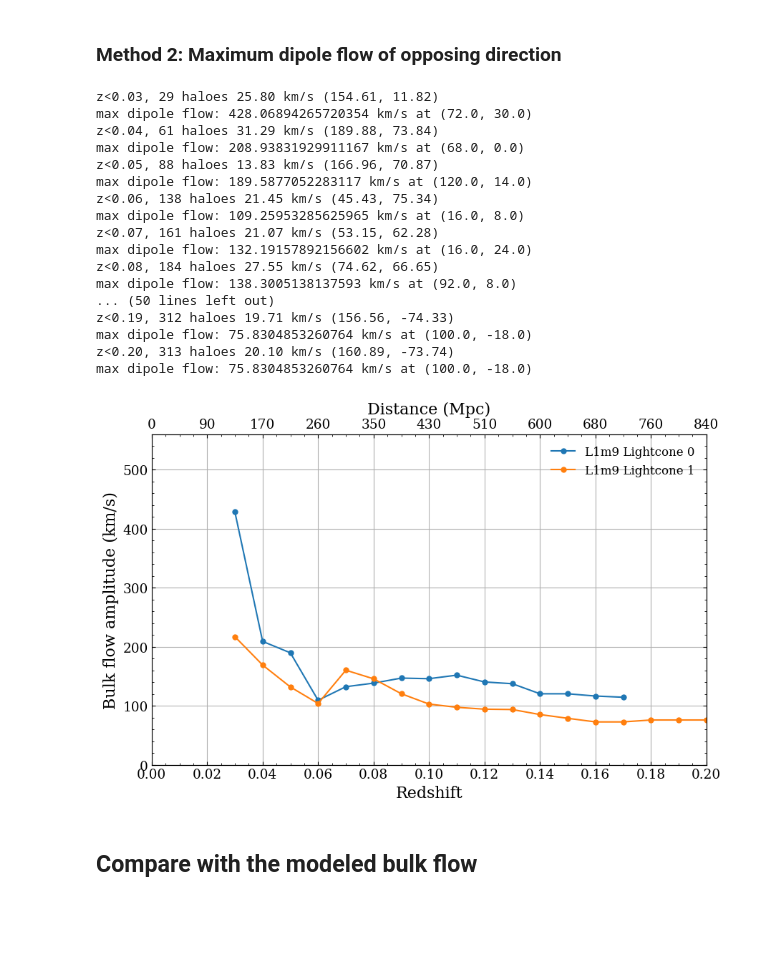
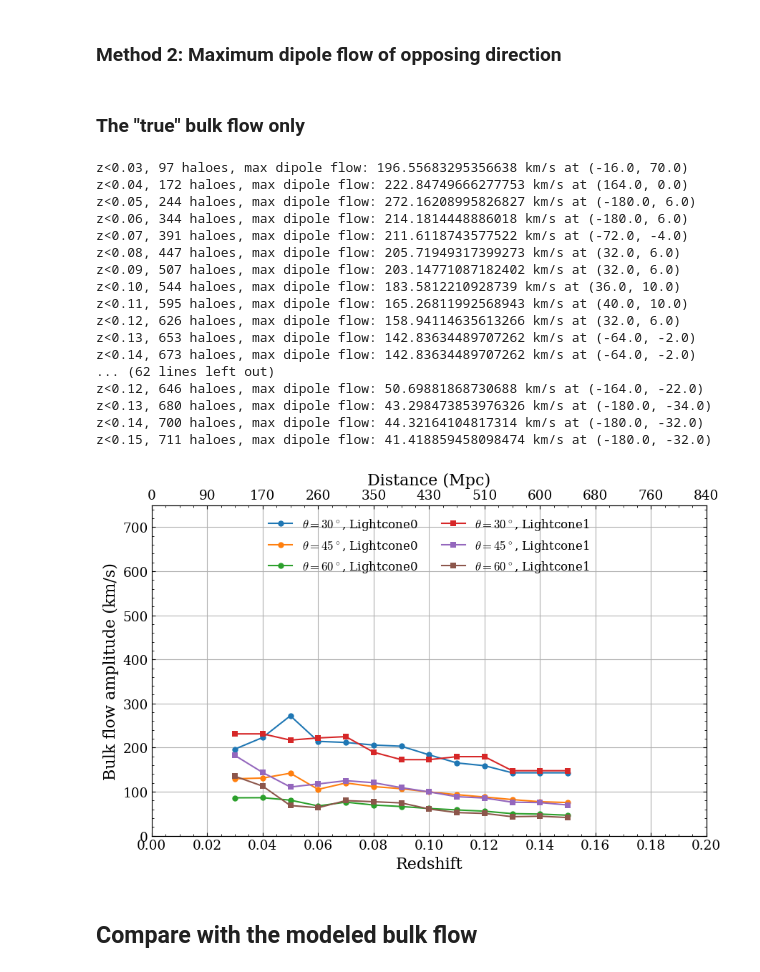
Before and after one commit to YujieH3/anisotropy-flamingo, a Jupyter notebook: notebooks/28true_bulk_flow_map.ipynb, the cells around one changed output. Cells and saved outputs as stored; diff of their text form; code cells hidden in the pictures; blank space fills up the shorter version.

Commit message:
Updated mainly bulk flow model. Use chi2 to break degeneracy.

```diff
--- a/notebooks/28true_bulk_flow_map.ipynb
+++ b/notebooks/28true_bulk_flow_map.ipynb
@@ -235,16 +272,16 @@ def find_max_dipole_flow(Glon, Glat, los_v_map, count_map):
         dp_count = count_map[dp_mask]
 
         # calculate the dipole flow, weighted using number of clusters
-        if np.sum(count + dp_count) > 0:
+        if np.sum(count + dp_count) > 5:
             ubf_dp = (los_v*count - dp_los_v*dp_count)/(count + dp_count)
             ubf_dp = ubf_dp[0]
-            if np.abs(ubf_dp) > np.abs(max_ubf_dp):
+            if np.abs(ubf_dp) > np.abs(max_ubf_dp): # Find the maximum
                 if ubf_dp > 0:
                     max_ubf_dp = ubf_dp
                     max_bf_lon = lon
                     max_bf_lat = lat
                 else:
-                    max_ubf_dp = -max_ubf_dp
+                    max_ubf_dp = -ubf_dp
                     max_bf_lon = dp_lon
                     max_bf_lat = dp_lat
 
@@ -286,63 +336,68 @@ def ubf_z(data):
+# %% [markdown]
+### The "true" bulk flow only
 # %%
+
 import matplotlib.pyplot as plt
 import numpy as np
 from astropy.cosmology import FlatLambdaCDM
 cosmo = FlatLambdaCDM(H0=68.1, Om0=0.306)
 fig, ax = plt.subplots(figsize=(10, 6))
 
+
+
 # Calculate and plot the bulk flow for the first lightcone
-data = pd.read_csv('../data/samples_in_lightcone0_with_trees_duplicate_excision.csv')
-zmaxs, ubfs = ubf_z(data) # ubf_z returns a list
-zmaxs = np.array(zmaxs)
+for i, marker in enumerate(['o', 's']):
+    for cone_size in [30, 45, 60]:
+        data = pd.read_csv(f'../data/samples_in_lightcone{i}_with_trees_duplicate_excision.csv')
+        zmaxs, ubfs, vlons, vlats = true_bulk_flow_z(data, cone_size=cone_size,
+                                                     n_clusters=len(data)) # ubf_z returns a list
+        zmaxs = np.array(zmaxs)
 
-ax.plot(zmaxs, ubfs, marker='o', label='L1m9 Lightcone 0')
+        ax.plot(zmaxs, ubfs, marker=marker, label=f'$\\theta={cone_size}^\\circ$, Lightcone{i}')
 
-# Calculate and plot the bulk flow for the second lightcone
-data = pd.read_csv('../data/samples_in_lightcone1_with_trees_duplicate_excision.csv')
-zmaxs, ubfs = ubf_z(data)
-zmaxs = np.array(zmaxs) # ubf_z returns a list
 
-ax.plot(zmaxs, ubfs, marker='o', label='L1m9 Lightcone 1')
 
 # Set up the plot
 ax.set_xlabel('Redshift')
+ax.set_ylabel('Bulk flow amplitude (km/s)')
 ax.set_xticks(np.linspace(0, 0.2, 11))
 
 # set a double x label for redshift
 ax2 = ax.twiny()
 ax2.set_xlim(0, 0.2)
 ax2.set_xticks(np.linspace(0, 0.2, 11))                    # this line maps the x values to the new x axis
 Dco = cosmo.comoving_distance(np.linspace(0,0.2,11)).value # this line sets the tick labels for the new x axis
 xtickslabels = np.round(Dco, -1)
 xtickslabels = np.array(xtickslabels, dtype=int)
 ax2.set_xticklabels(xtickslabels) # this line sets the tick labels for the new x axis
 ax2.set_xlabel('Distance (Mpc)')
 
-ax.set_ylabel('Bulk flow amplitude (km/s)')
 ax.grid(True)
 ax.set_xlim(0, 0.2)
-ax.set_ylim(0, 560)
-ax.legend()
+ax.set_ylim(0, 750)
+
+# legend on the bottom ouside of the plot
+ax.legend(loc='upper center', shadow=True, ncol=2)
 plt.show()
 # %% [output]
-z<0.03, 29 haloes 25.80 km/s (154.61, 11.82)
-max dipole flow: 428.06894265720354 km/s at (72.0, 30.0)
-z<0.04, 61 haloes 31.29 km/s (189.88, 73.84)
-max dipole flow: 208.93831929911167 km/s at (68.0, 0.0)
-z<0.05, 88 haloes 13.83 km/s (166.96, 70.87)
-max dipole flow: 189.5877052283117 km/s at (120.0, 14.0)
-z<0.06, 138 haloes 21.45 km/s (45.43, 75.34)
-max dipole flow: 109.25953285625965 km/s at (16.0, 8.0)
-z<0.07, 161 haloes 21.07 km/s (53.15, 62.28)
-max dipole flow: 132.19157892156602 km/s at (16.0, 24.0)
-z<0.08, 184 haloes 27.55 km/s (74.62, 66.65)
-max dipole flow: 138.3005138137593 km/s at (92.0, 8.0)
-... (50 lines left out)
-z<0.19, 312 haloes 19.71 km/s (156.56, -74.33)
-max dipole flow: 75.8304853260764 km/s at (100.0, -18.0)
-z<0.20, 313 haloes 20.10 km/s (160.89, -73.74)
-max dipole flow: 75.8304853260764 km/s at (100.0, -18.0)
+z<0.03, 97 haloes, max dipole flow: 196.55683295356638 km/s at (-16.0, 70.0)
+z<0.04, 172 haloes, max dipole flow: 222.84749666277753 km/s at (164.0, 0.0)
+z<0.05, 244 haloes, max dipole flow: 272.16208995826827 km/s at (-180.0, 6.0)
+z<0.06, 344 haloes, max dipole flow: 214.1814448886018 km/s at (-180.0, 6.0)
+z<0.07, 391 haloes, max dipole flow: 211.6118743577522 km/s at (-72.0, -4.0)
+z<0.08, 447 haloes, max dipole flow: 205.71949317399273 km/s at (32.0, 6.0)
+z<0.09, 507 haloes, max dipole flow: 203.14771087182402 km/s at (32.0, 6.0)
+z<0.10, 544 haloes, max dipole flow: 183.5812210928739 km/s at (36.0, 10.0)
+z<0.11, 595 haloes, max dipole flow: 165.26811992568943 km/s at (40.0, 10.0)
+z<0.12, 626 haloes, max dipole flow: 158.94114635613266 km/s at (32.0, 6.0)
+z<0.13, 653 haloes, max dipole flow: 142.83634489707262 km/s at (-64.0, -2.0)
+z<0.14, 673 haloes, max dipole flow: 142.83634489707262 km/s at (-64.0, -2.0)
+... (62 lines left out)
+z<0.12, 646 haloes, max dipole flow: 50.69881868730688 km/s at (-164.0, -22.0)
+z<0.13, 680 haloes, max dipole flow: 43.298473853976326 km/s at (-180.0, -34.0)
+z<0.14, 700 haloes, max dipole flow: 44.32164104817314 km/s at (-180.0, -32.0)
+z<0.15, 711 haloes, max dipole flow: 41.418859458098474 km/s at (-180.0, -32.0)
-[figure, old version]
+[figure, new version]
 # %% [markdown]
 ## Compare with the modeled bulk flow
 # %%
```
Also changed, not shown: parts of 8 cells of this notebook, 7 other files.
